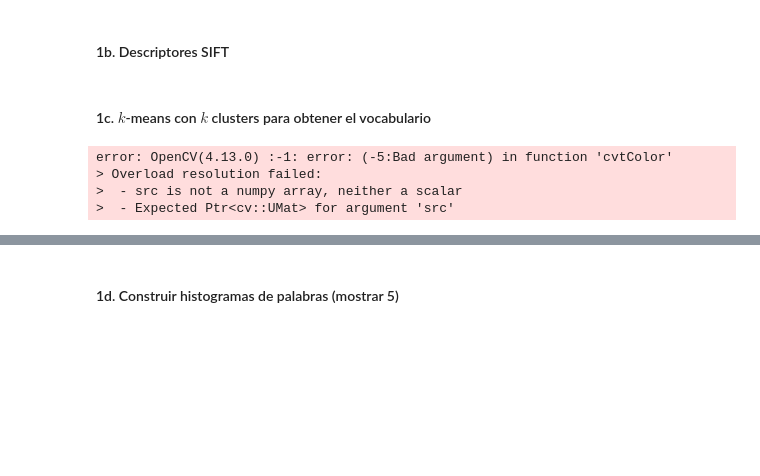
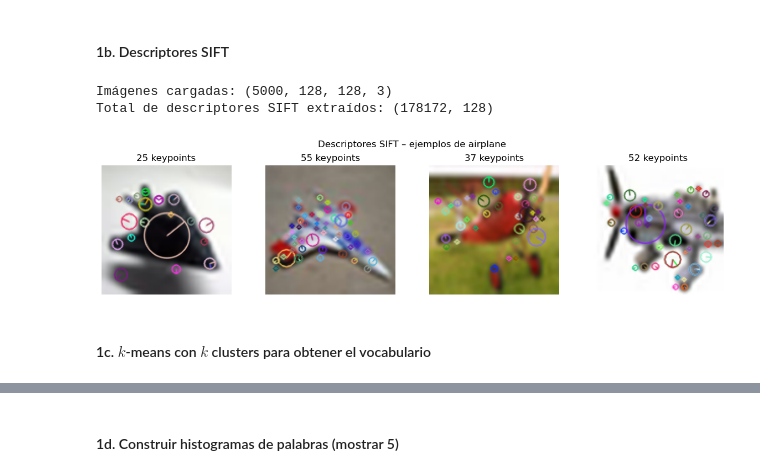
Before and after one commit to Garp02/Reconocimiento-Patrones, a Jupyter notebook: P5/P5.0.ipynb, the cells around one changed output, grey strips where cells are left out. Saved outputs shown, nothing was run; the diff lists cells and outputs as text; code cells hidden in the pictures; blank space fills up the shorter version.

```diff
--- a/P5/P5.0.ipynb
+++ b/P5/P5.0.ipynb
@@ -65,22 +72,59 @@ plt.show()
 # %% [markdown]
 #### 1b. Descriptores SIFT
-# %% [markdown]
-#### 1c. $k$-means con $k$ clusters para obtener el vocabulario
-# %%
-for img in images:
-
-    # Convertir a escala de grises
-    gray = cv2.cvtColor(img, cv2.COLOR_BGR2GRAY)
-
-    # Crear un objeto SIFT y detectar los keypoints
-    sift = cv.SIFT_create()
-    kp = sift.detect(gray, None)
-
-    # Dibujar los keypoints en la imagen original
-    img = cv2.drawKeypoints(gray, kp, img, flags = cv2.DRAW_MATCHES_FLAGS_DRAW_RICH_KEYPOINTS)
-    plt.imshow(img)
-# %% [output]
-error: OpenCV(4.13.0) :-1: error: (-5:Bad argument) in function 'cvtColor'
-> Overload resolution failed:
->  - src is not a numpy array, neither a scalar
->  - Expected Ptr<cv::UMat> for argument 'src'
+# %%
+# Cargar todas las imágenes como arrays numpy uint8 (para OpenCV)
+# Se usa el dataset SIN normalizar para que SIFT funcione correctamente
+transform_raw = transforms.Compose([
+    transforms.Resize(128, interpolation=transforms.InterpolationMode.LANCZOS),
+    transforms.ToTensor()
+])
+
+dataset_raw = torchvision.datasets.CIFAR10(
+    root='./data', train=True, download=False, transform=transform_raw
+)
+airplane_indices_raw = [i for i, label in enumerate(dataset_raw.targets) if label == 0]
+airplane_dataset_raw = Subset(dataset_raw, airplane_indices_raw)
+
+loader_raw = DataLoader(airplane_dataset_raw, batch_size=len(airplane_dataset_raw), shuffle=False)
+all_images_tensor, all_labels_tensor = next(iter(loader_raw))
+
+# Convertir a numpy uint8: (N, H, W, C)
+all_images_np = (all_images_tensor.permute(0, 2, 3, 1).numpy() * 255).astype(np.uint8)
+
+print(f"Imágenes cargadas: {all_images_np.shape}")
+
+# Extraer descriptores SIFT de todas las imágenes
+sift = cv2.SIFT_create()
+all_descriptors = []  # lista de arrays de descriptores por imagen
+descriptor_list = []  # lista plana para K-means
+
+for img_bgr in all_images_np:
+    gray = cv2.cvtColor(img_bgr, cv2.COLOR_RGB2GRAY)
+    kp, desc = sift.detectAndCompute(gray, None)
+    if desc is not None:
+        all_descriptors.append(desc)
+        descriptor_list.extend(desc)
+    else:
+        all_descriptors.append(np.zeros((1, 128), dtype=np.float32))
+
+descriptor_array = np.array(descriptor_list, dtype=np.float32)
+print(f"Total de descriptores SIFT extraídos: {descriptor_array.shape}")
+
+# Visualizar keypoints en 4 imágenes de ejemplo
+fig, axes = plt.subplots(1, 4, figsize=(12, 3))
+for i, ax in enumerate(axes):
+    gray = cv2.cvtColor(all_images_np[i], cv2.COLOR_RGB2GRAY)
+    kp, _ = sift.detectAndCompute(gray, None)
+    img_kp = cv2.drawKeypoints(all_images_np[i], kp, None, flags=cv2.DRAW_MATCHES_FLAGS_DRAW_RICH_KEYPOINTS)
+    ax.imshow(img_kp)
+    ax.set_title(f'{len(kp)} keypoints')
+    ax.axis('off')
+plt.suptitle('Descriptores SIFT - ejemplos de airplane')
+plt.tight_layout()
+plt.show()
+# %% [output]
+Imágenes cargadas: (5000, 128, 128, 3)
+Total de descriptores SIFT extraídos: (178172, 128)
+[figure, added]
+# %% [markdown]
+#### 1c. $k$-means con $k$ clusters para obtener el vocabulario
```
Also changed, not shown: parts of 15 cells of this notebook.
